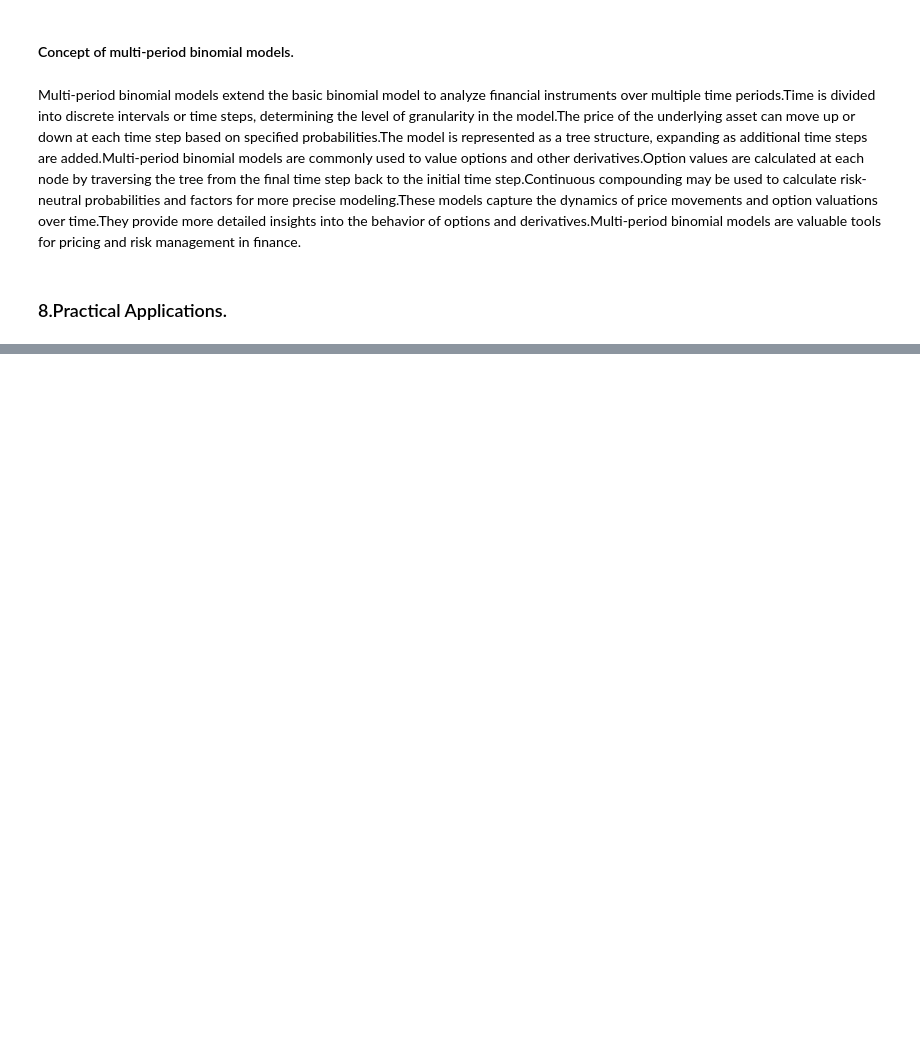
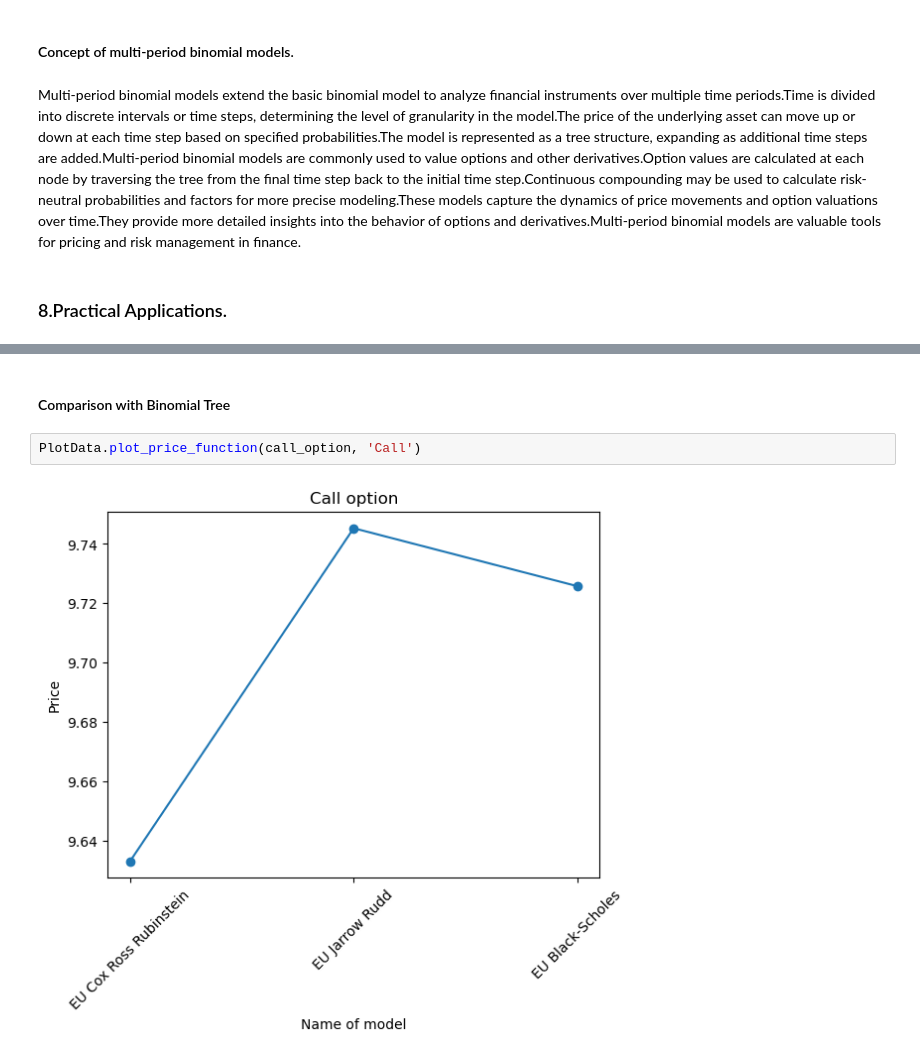
Before and after one commit to zhelyazkomd/Binomial-options-pricing-model, a Jupyter notebook: binomial_model.ipynb, the cells around one changed output, grey strips where cells are left out. Drawn from its saved outputs; the diff is of its cells as text; blank space fills up the shorter version.

```diff
--- a/binomial_model.ipynb
+++ b/binomial_model.ipynb
@@ -765,0 +886,6 @@ binomialoption.PriceAll()
+# %% [markdown]
+#### Comparison with Binomial Tree  <a id=c9point2><a/>
+# %%
+PlotData.plot_price_function(call_option, 'Call')
+# %% [output]
+[figure, added]
```
Also changed, not shown: parts of 9 cells of this notebook.
